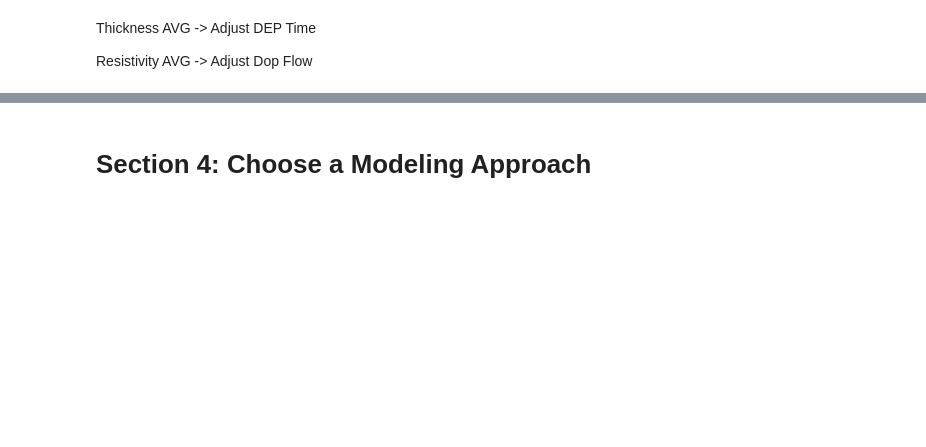
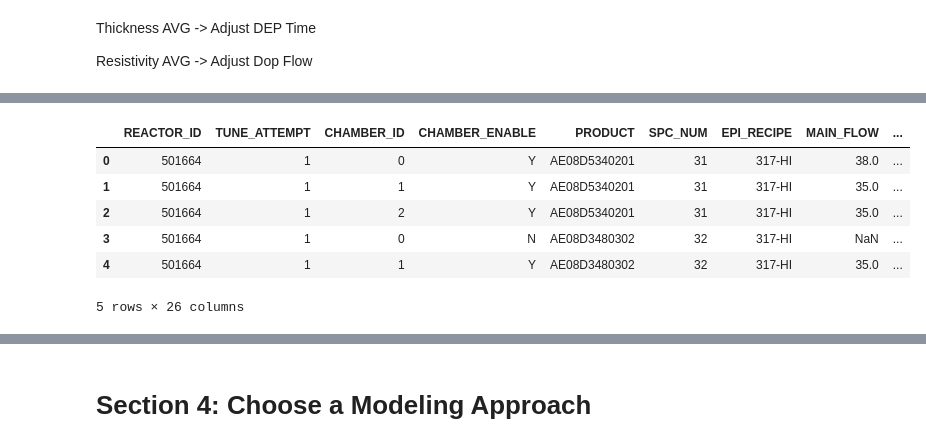
Before and after one commit to melvintcs/EPS_AI, a Jupyter notebook: IPP-1.ipynb, the cells around one changed output, grey strips where cells are left out. Drawn from its saved outputs; the diff is of its cells as text; code cells hidden in the pictures; blank space fills up the shorter version.

```diff
--- a/IPP-1.ipynb
+++ b/IPP-1.ipynb
@@ -47,0 +72,23 @@ Resistivity AVG -> Adjust Dop Flow
+# %%
+#encoding
+from sklearn.preprocessing import LabelEncoder
+
+df_encoded = epiData.copy()
+
+categorical_columns = ['CHAMBER_ID', 'SPC_NUM']
+
+label_encoders = {}
+for col in categorical_columns:
+  le = LabelEncoder()
+  df_encoded[col] = le.fit_transform(epiData[col])
+  label_encoders[col] = le
+
+df_encoded.head()
+# %% [output]
+|  | REACTOR_ID | TUNE_ATTEMPT | CHAMBER_ID | CHAMBER_ENABLE | PRODUCT | SPC_NUM | EPI_RECIPE | MAIN_FLOW | ... |
+| 0 | 501664 | 1 | 0 | Y | AE08D5340201 | 31 | 317-HI | 38.0 | ... |
+| 1 | 501664 | 1 | 1 | Y | AE08D5340201 | 31 | 317-HI | 35.0 | ... |
+| 2 | 501664 | 1 | 2 | Y | AE08D5340201 | 31 | 317-HI | 35.0 | ... |
+| 3 | 501664 | 1 | 0 | N | AE08D3480302 | 32 | 317-HI | NaN | ... |
+| 4 | 501664 | 1 | 1 | Y | AE08D3480302 | 32 | 317-HI | 35.0 | ... |
+5 rows × 26 columns
```
Also changed, not shown: parts of 9 cells of this notebook.
